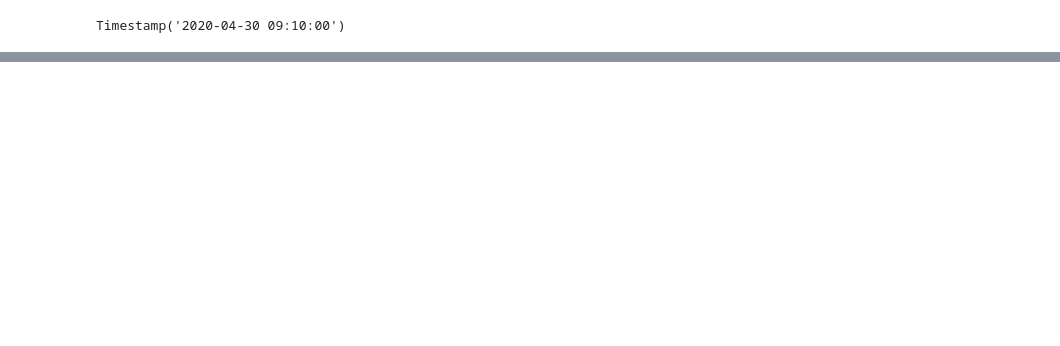
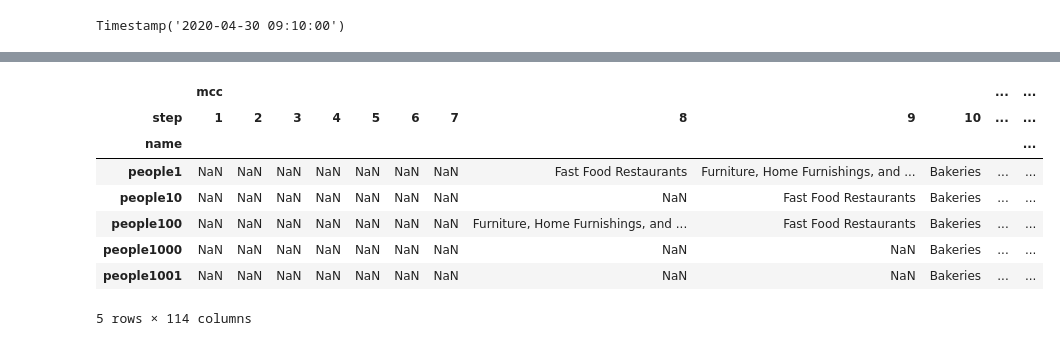
Before and after one commit to tbb9613/TQuery, a Jupyter notebook: JuypterNotebook/Generate and Transform Data.ipynb, the cells around one changed output, grey strips where cells are left out. Cells and saved outputs as stored; diff of their text form; code cells hidden in the pictures; blank space fills up the shorter version.

```diff
--- a/JuypterNotebook/Generate and Transform Data.ipynb
+++ b/JuypterNotebook/Generate and Transform Data.ipynb
@@ -226,0 +192,10 @@ routes_converted.set_index("name").reset_index()
+# %%
+%%time
+queryMCC = "Bakeries"
+#get largest min "max first position" of the queried MCC in the route as the left alignment position
+test_data_query = test_time_range_filtered.loc[test_time_range_filtered["mcc"] == queryMCC]
+grouped_test_data_query = test_data_query.groupby("name")
+left_alignment_pos = grouped_test_data_query["step"].min().max()
+need_alignment = grouped_test_data_query["step"].min().dropna() < left_alignment_pos
+alignment_offset = left_alignment_pos - grouped_test_data_query["step"].min().dropna()
+len(need_alignment)
@@ -226,0 +206,4 @@ routes_converted.set_index("name").reset_index()
+# %%
+%%time
+test_data_query_route = test_time_range_filtered[test_time_range_filtered["name"].isin(need_alignment.index)]
+test_data_query_route.head()
@@ -226,0 +223,7 @@ routes_converted.set_index("name").reset_index()
+# %%
+%%time
+#move the order acoording to offset
+test_data_query_route.set_index("name", inplace = True)
+test_data_query_route["offset"] = alignment_offset
+test_data_query_route["step"] = test_data_query_route["step"] + test_data_query_route["offset"]
+test_data_query_route.head()
@@ -226,0 +240,6 @@ routes_converted.set_index("name").reset_index()
+# %%
+%%time
+columns = ["mcc", "transaction_value", "time_interval_to_next", "time_interval_from_last"]
+shaped_routes = test_data_query_route.pivot(index = test_data_query_route.index, columns =  "step")
+shaped_routes.head()
+# %% [output]
@@ -226,0 +248,9 @@ routes_converted.set_index("name").reset_index()
+|  | mcc |  |  |  |  |  |  |  |  |  | ... | ... |
+| step | 1 | 2 | 3 | 4 | 5 | 6 | 7 | 8 | 9 | 10 | ... | ... |
+| name |  |  |  |  |  |  |  |  |  |  |  | ... |
+| people1 | NaN | NaN | NaN | NaN | NaN | NaN | NaN | Fast Food Restaurants | Furniture, Home Furnishings, and ... | Bakeries | ... | ... |
+| people10 | NaN | NaN | NaN | NaN | NaN | NaN | NaN | NaN | Fast Food Restaurants | Bakeries | ... | ... |
+| people100 | NaN | NaN | NaN | NaN | NaN | NaN | NaN | Furniture, Home Furnishings, and ... | Fast Food Restaurants | Bakeries | ... | ... |
+| people1000 | NaN | NaN | NaN | NaN | NaN | NaN | NaN | NaN | NaN | Bakeries | ... | ... |
+| people1001 | NaN | NaN | NaN | NaN | NaN | NaN | NaN | NaN | NaN | Bakeries | ... | ... |
+5 rows × 114 columns
```
Also changed, not shown: parts of 36 cells of this notebook, 21 other files.
